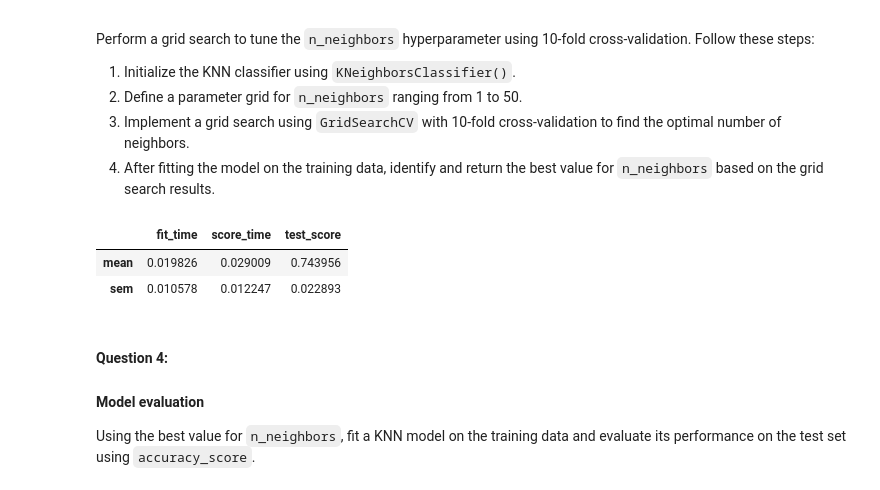
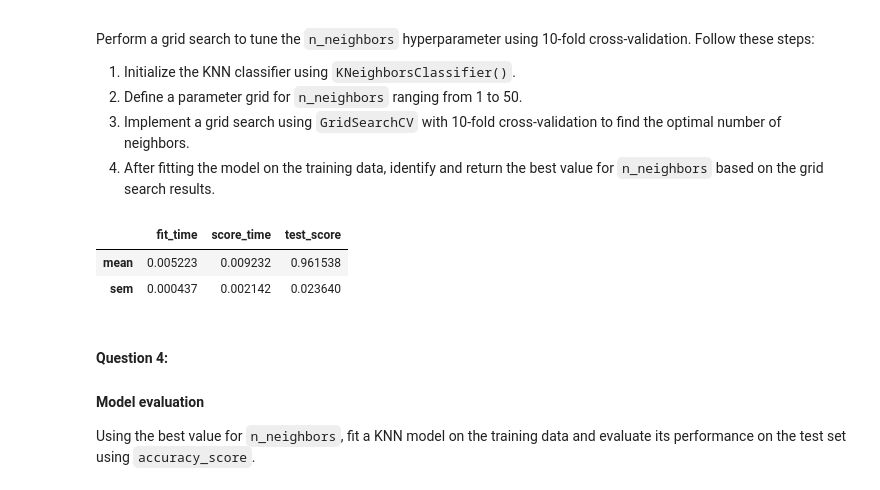
Before and after one commit to UofT-DSI/LCR, a Jupyter notebook: 02_activities/assignments/assignment_1.ipynb, the cells around one changed output. Drawn from its saved outputs; the diff is of its cells as text; code cells hidden in the pictures.

```diff
--- a/02_activities/assignments/assignment_1.ipynb
+++ b/02_activities/assignments/assignment_1.ipynb
@@ -173,7 +173,8 @@ Extend the code to create a non-overlapping test set for the predictors and resp
 np.random.seed(123)
 
 # split the data into a training and testing set. hint: use train_test_split !
-Wine_train, Wine_test = train_test_split(wine_df, train_size=0.75, shuffle = True)
+
+Wine_train, Wine_test = train_test_split(predictors_standardized, train_size=0.75, shuffle = True)
 
 # Your code here ...
 Wine_train.info()
@@ -210,20 +214,20 @@ Perform a grid search to tune the `n_neighbors` hyperparameter using 10-fold cro
 # %%
 # Your code here...
 knn = KNeighborsClassifier(n_neighbors=5)
-X = Wine_train.drop('class', axis=1)
-y = Wine_train['class']
+X = Wine_train
+y = wine_df.loc[X.index, 'class'] #Target variable from original df
 knn.fit(X, y)
 
 returned_dictionary = cross_validate(estimator = knn, X = X , y = y, cv=10)
 
 cv_10_df = pd.DataFrame(returned_dictionary)
 
 cv_10_metrics = cv_10_df.agg(['mean', 'sem'])
 cv_10_metrics
 # %% [output]
 |  | fit_time | score_time | test_score |
-| mean | 0.019826 | 0.029009 | 0.743956 |
-| sem | 0.010578 | 0.012247 | 0.022893 |
+| mean | 0.005223 | 0.009232 | 0.961538 |
+| sem | 0.000437 | 0.002142 | 0.023640 |
 # %% [markdown]
 #### **Question 4:**
 #### Model evaluation
```
Also changed, not shown: parts of 5 cells of this notebook.
